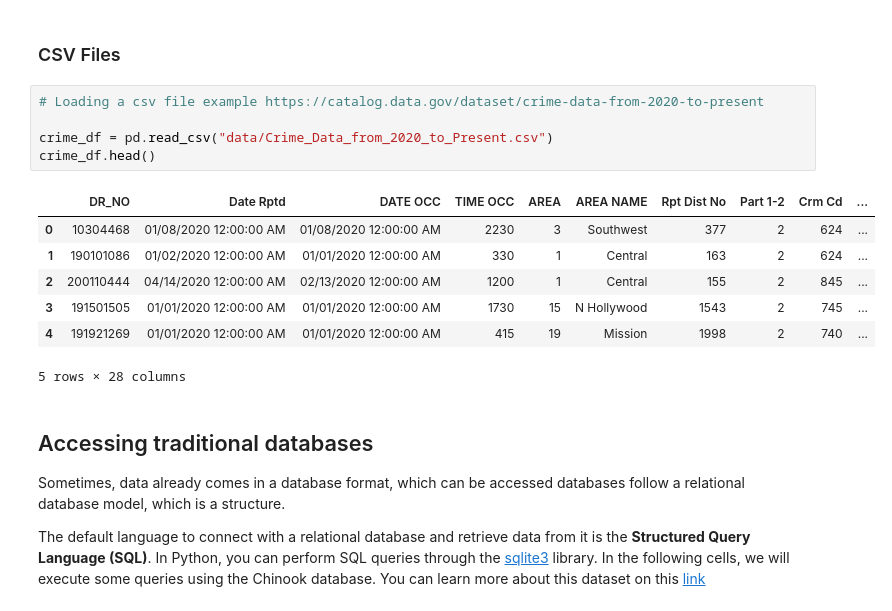
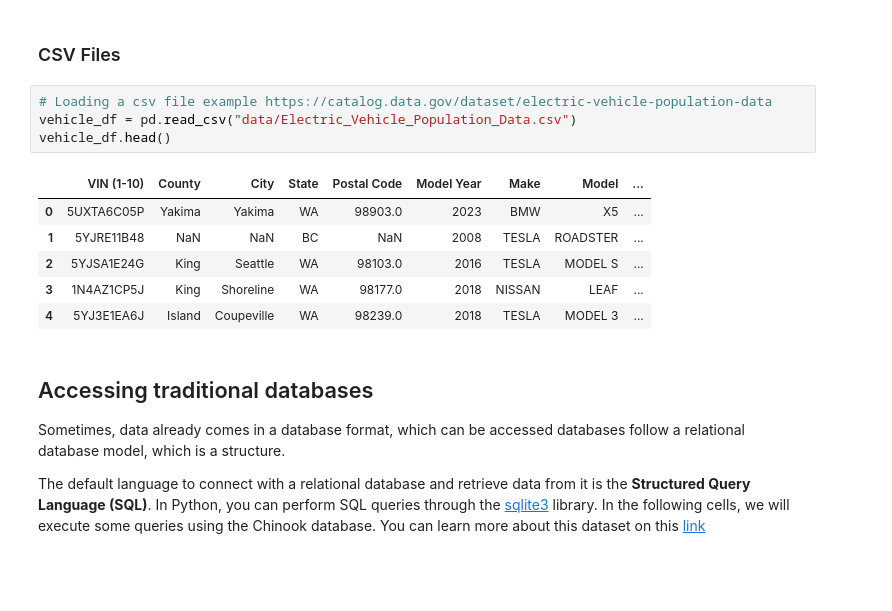
Before and after one commit to pramonettivega/machine_learning_process, a Jupyter notebook: Step 1 - Acquiring Data.ipynb, the cells around one changed output. Saved outputs shown, nothing was run; the diff lists cells and outputs as text; blank space fills up the shorter version.

```diff
--- a/Step 1 - Acquiring Data.ipynb
+++ b/Step 1 - Acquiring Data.ipynb
@@ -18,18 +49,16 @@ from bs4 import BeautifulSoup
 # %% [markdown]
 ### CSV Files
 # %%
-# Loading a csv file example https://catalog.data.gov/dataset/crime-data-from-2020-to-present
-
-crime_df = pd.read_csv("data/Crime_Data_from_2020_to_Present.csv")
-crime_df.head()
+# Loading a csv file example https://catalog.data.gov/dataset/electric-vehicle-population-data
+vehicle_df = pd.read_csv("data/Electric_Vehicle_Population_Data.csv")
+vehicle_df.head()
 # %% [output]
-|  | DR_NO | Date Rptd | DATE OCC | TIME OCC | AREA | AREA NAME | Rpt Dist No | Part 1-2 | Crm Cd | ... |
-| 0 | 10304468 | 01/08/2020 12:00:00 AM | 01/08/2020 12:00:00 AM | 2230 | 3 | Southwest | 377 | 2 | 624 | ... |
-| 1 | 190101086 | 01/02/2020 12:00:00 AM | 01/01/2020 12:00:00 AM | 330 | 1 | Central | 163 | 2 | 624 | ... |
-| 2 | 200110444 | 04/14/2020 12:00:00 AM | 02/13/2020 12:00:00 AM | 1200 | 1 | Central | 155 | 2 | 845 | ... |
-| 3 | 191501505 | 01/01/2020 12:00:00 AM | 01/01/2020 12:00:00 AM | 1730 | 15 | N Hollywood | 1543 | 2 | 745 | ... |
-| 4 | 191921269 | 01/01/2020 12:00:00 AM | 01/01/2020 12:00:00 AM | 415 | 19 | Mission | 1998 | 2 | 740 | ... |
+|  | VIN (1-10) | County | City | State | Postal Code | Model Year | Make | Model | ... |
+| 0 | 5UXTA6C05P | Yakima | Yakima | WA | 98903.0 | 2023 | BMW | X5 | ... |
+| 1 | 5YJRE11B48 | NaN | NaN | BC | NaN | 2008 | TESLA | ROADSTER | ... |
+| 2 | 5YJSA1E24G | King | Seattle | WA | 98103.0 | 2016 | TESLA | MODEL S | ... |
+| 3 | 1N4AZ1CP5J | King | Shoreline | WA | 98177.0 | 2018 | NISSAN | LEAF | ... |
+| 4 | 5YJ3E1EA6J | Island | Coupeville | WA | 98239.0 | 2018 | TESLA | MODEL 3 | ... |
-5 rows × 28 columns
 # %% [markdown]
 ## Accessing traditional databases
 
```
Also changed, not shown: parts of 2 cells of this notebook.
